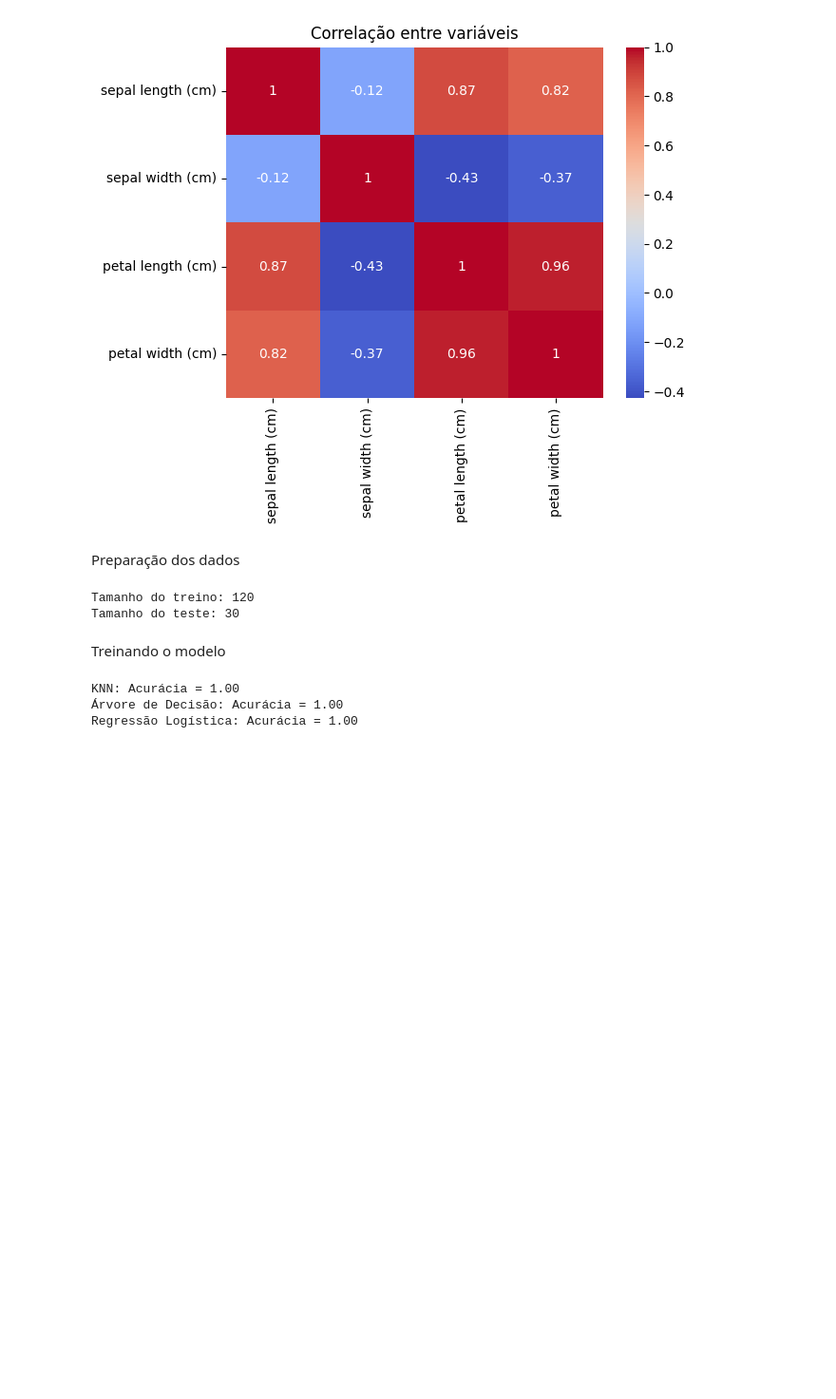
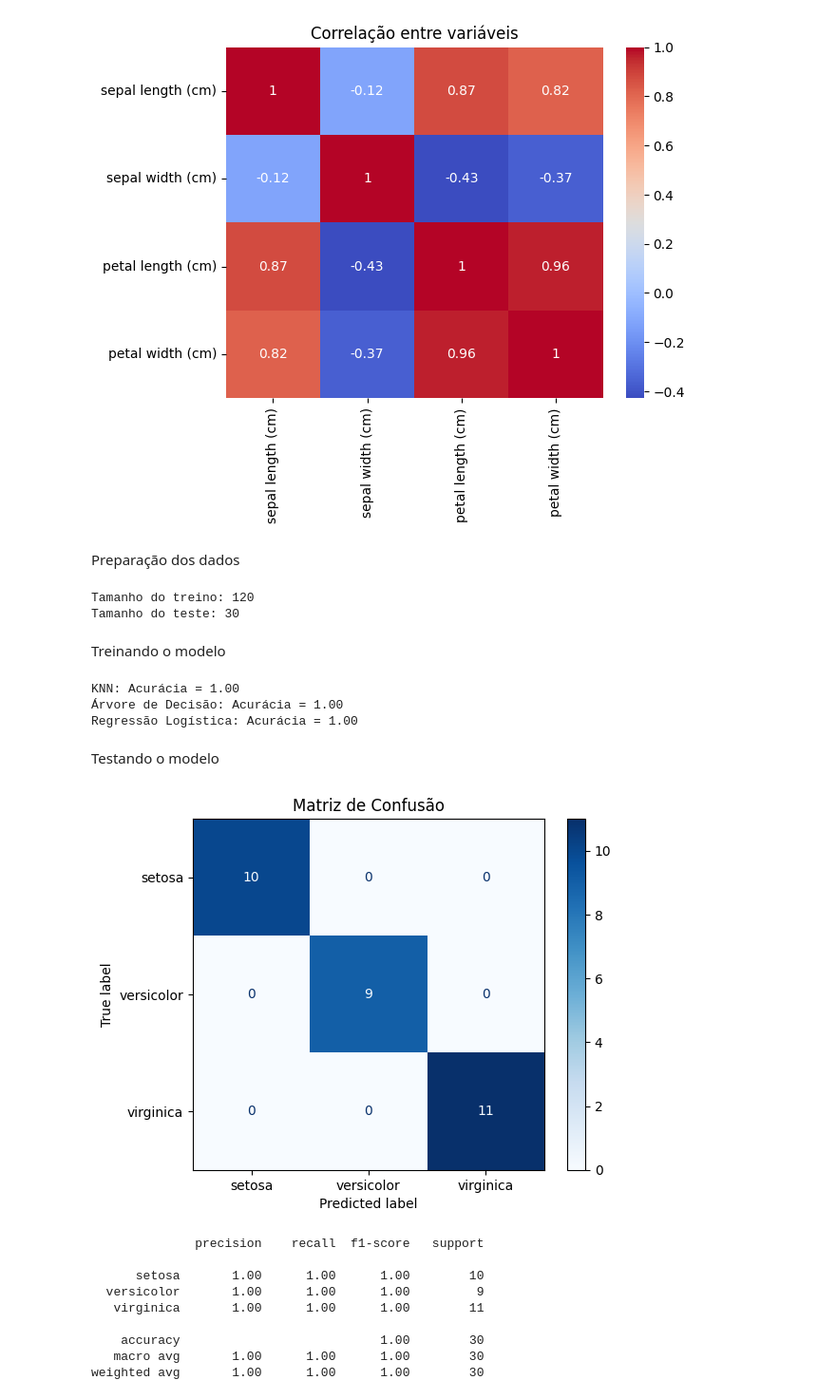
Before and after one commit to luis-stat/project-appweb-pet, a Jupyter notebook: model_train.ipynb, the cells around one changed output. Shown at 95% size. Saved outputs shown, nothing was run; the diff lists cells and outputs as text; code cells hidden in the pictures; blank space fills up the shorter version.

Commit message:
Teste do modelo

```diff
--- a/model_train.ipynb
+++ b/model_train.ipynb
@@ -67,3 +67,28 @@ for name, model in models.items():
 KNN: Acurácia = 1.00
 Árvore de Decisão: Acurácia = 1.00
 Regressão Logística: Acurácia = 1.00
+# %% [markdown]
+Testando o modelo
+# %%
+best_model = models["Árvore de Decisão"]
+y_pred = best_model.predict(X_test)
+
+cm = confusion_matrix(y_test, y_pred, labels=iris.target_names)
+
+disp = ConfusionMatrixDisplay(confusion_matrix=cm, display_labels=iris.target_names)
+disp.plot(cmap='Blues')
+plt.title("Matriz de Confusão")
+plt.show()
+
+print(classification_report(y_test, y_pred, target_names=iris.target_names))
+# %% [output]
+[figure, added]
+              precision    recall  f1-score   support
+
+      setosa       1.00      1.00      1.00        10
+  versicolor       1.00      1.00      1.00         9
+   virginica       1.00      1.00      1.00        11
+
+    accuracy                           1.00        30
+   macro avg       1.00      1.00      1.00        30
+weighted avg       1.00      1.00      1.00        30
```
